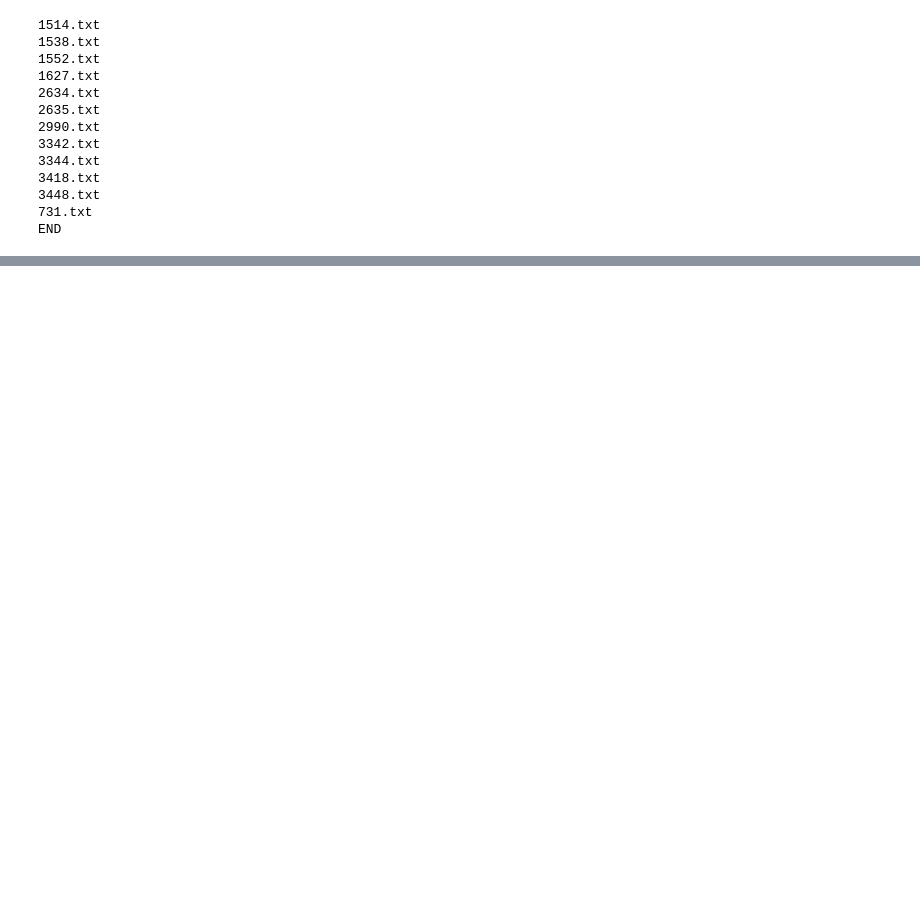
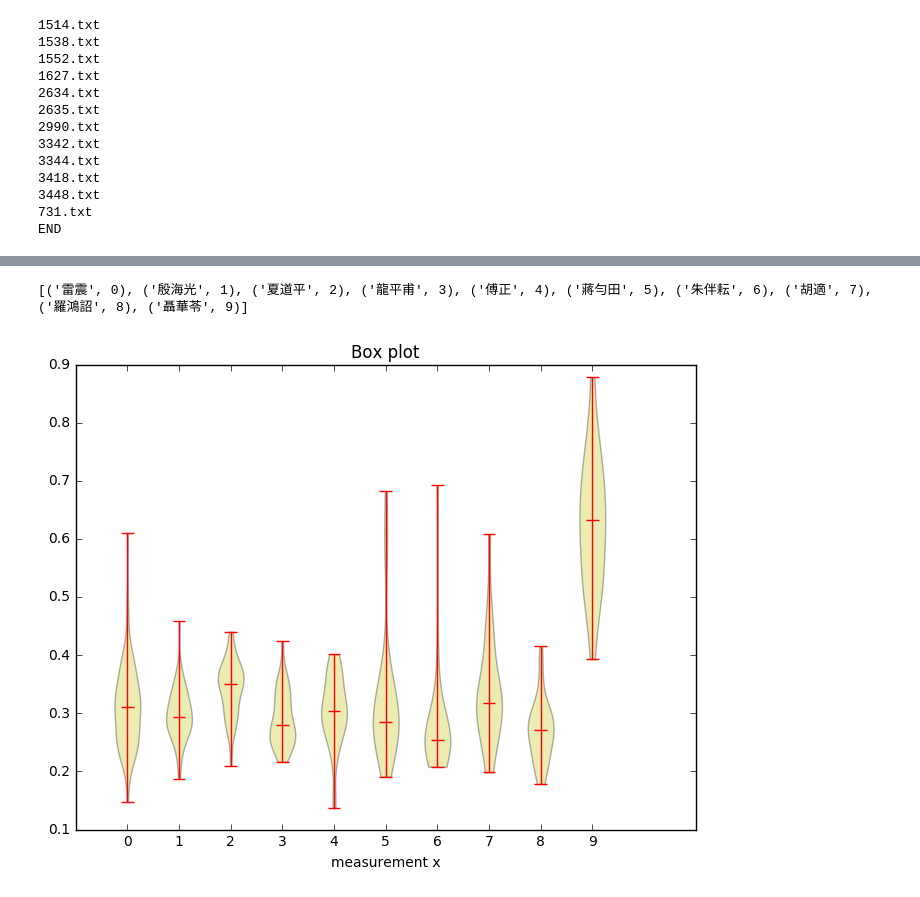
Before and after one commit to redwing710886/meeting_porject, a Jupyter notebook: final_paper_work/自由中國作者數據分析.ipynb, the cells around one changed output, grey strips where cells are left out. Drawn from its saved outputs; the diff is of its cells as text; code cells hidden in the pictures; blank space fills up the shorter version.

```diff
--- a/final_paper_work/自由中國作者數據分析.ipynb
+++ b/final_paper_work/自由中國作者數據分析.ipynb
@@ -304,0 +582,30 @@ red:雷震 green:殷海光 blue:夏道平 yellow:龍平甫 magenta:蔣勻田
+# %%
+import matplotlib.pyplot as plt
+import numpy as np
+from matplotlib.font_manager import FontProperties
+
+#all_data = [np.random.normal(0, std, 100) for std in range(1, 4)]
+all_data = [np.array(author_richness[i]) for i in author_richness]
+
+fig = plt.figure(figsize=(8,6))
+
+'''plt.boxplot(all_data,
+            notch=False, # box instead of notch shape
+            sym='rs',    # red squares for outliers
+            vert=True)   # vertical box aligmnent'''
+
+plt.violinplot(all_data,
+               showmeans=False,
+               showmedians=True
+               )
+
+#plt.xticks([y+1 for y in range(len(all_data))], ['x1', 'x2', 'x3'])
+plt.xticks([y+1 for y in range(len(all_data))], [i for i,e in enumerate(author_richness)])
+print ([(e,i) for i,e in enumerate(author_richness)])
+
+plt.xlabel('measurement x')
+t = plt.title('Box plot')
+plt.show()
+# %% [output]
+[('雷震', 0), ('殷海光', 1), ('夏道平', 2), ('龍平甫', 3), ('傅正', 4), ('蔣勻田', 5), ('朱伴耘', 6), ('胡適', 7), ('羅鴻詔', 8), ('聶華苓', 9)]
+[figure, added]
```
Also changed, not shown: parts of 14 cells of this notebook, 3 other files.
